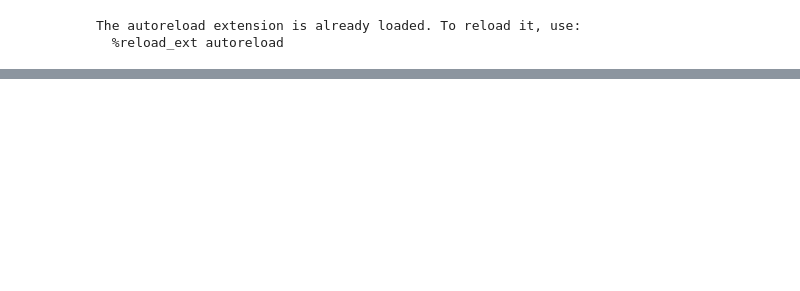
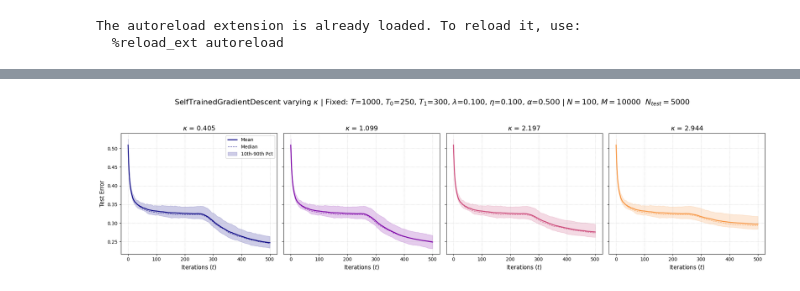
Before and after one commit to ThierryRioual/FeedbackDynamicsOfSelfTraining, a Jupyter notebook: notebooks/experiments1.ipynb, the cells around one changed output, grey strips where cells are left out. Drawn from its saved outputs; the diff is of its cells as text; code cells hidden in the pictures; blank space fills up the shorter version.

```diff
--- a/notebooks/experiments1.ipynb
+++ b/notebooks/experiments1.ipynb
@@ -105,0 +103,26 @@ plt.show()
+# %%
+runs = 10
+monte_carlo_seeds = list(range(runs))
+T = 500
+N = 100
+M = 10000
+N_test = 5000
+
+mc = MonteCarloExperiment(
+    data_gen=data, algorithm=SelfTrainedGradientDescent,
+    N=N, M=M, N_test=N_test, T=T,
+    base_params=base_params
+)
+# %%
+target_param = 'margin_threshold'
+test_values = [logit(v) for v in [0.6, 0.75, 0.9, 0.95]]
+
+mc.run_sweep(
+    seeds=monte_carlo_seeds,
+    sweep_param_name=target_param,
+    sweep_param_values=test_values
+)
+# %%
+mc.plot_trajectories(metric='test_error')
+# %% [output]
+[figure, added]
```
Also changed, not shown: parts of 8 cells of this notebook, 13 other files.
